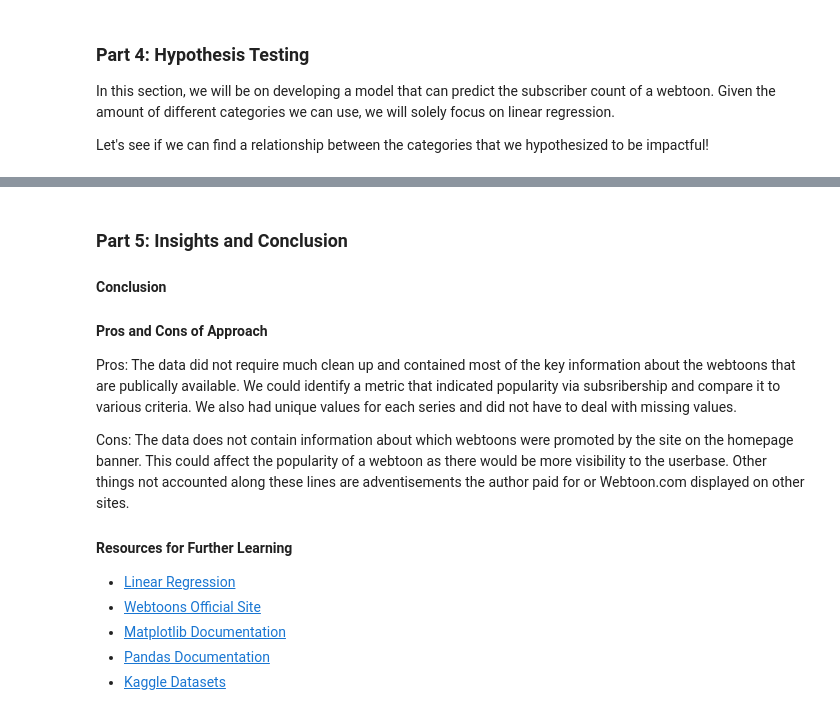
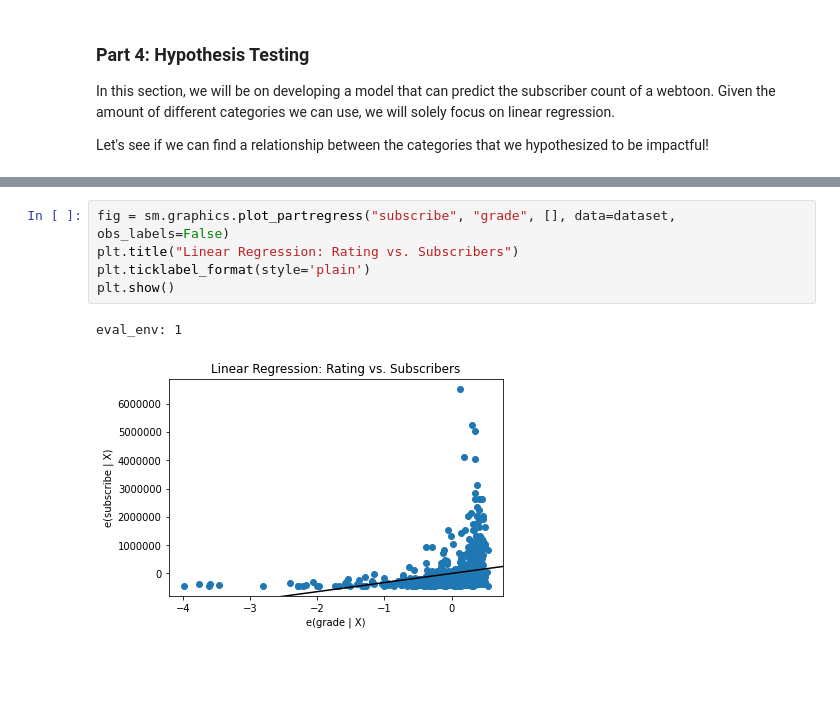
Before and after one commit to mei-lu/cmsc320-final, a Jupyter notebook: final.ipynb, the cells around one changed output, grey strips where cells are left out. Cells and saved outputs as stored; diff of their text form; blank space fills up the shorter version.

```diff
--- a/final.ipynb
+++ b/final.ipynb
@@ -432,20 +441,11 @@ OLS Regression Results
 | Kurtosis: | 30.280 | Cond. No. | 161. |
 Notes:
 [1] Standard Errors assume that the covariance matrix of the errors is correctly specified.
-# %% [markdown]
-### Part 5: Insights and Conclusion
-
-#### Conclusion
-
-#### Pros and Cons of Approach
-
-Pros: The data did not require much clean up and contained most of the key information about the webtoons that are publically available. We could identify a metric that indicated popularity via subsribership and compare it to various criteria. We also had unique values for each series and did not have to deal with missing values.
-
-Cons: The data does not contain information about which webtoons were promoted by the site on the homepage banner. This could affect the popularity of a webtoon as there would be more visibility to the userbase. Other things not accounted along these lines are adventisements the author paid for or Webtoon.com displayed on other sites.
-
-#### Resources for Further Learning
-- [Linear Regression]('https://en.wikipedia.org/wiki/Linear_regression')
-- [Webtoons Official Site]('https://webtoons.com')
-- [Matplotlib Documentation]('https://matplotlib.org')
-- [Pandas Documentation]('https://pandas.pydata.org/pandas-docs/stable/')
-- [Kaggle Datasets]('https://www.kaggle.com/datasets/')
+# %%
+fig = sm.graphics.plot_partregress("subscribe", "grade", [], data=dataset, obs_labels=False)
+plt.title("Linear Regression: Rating vs. Subscribers")
+plt.ticklabel_format(style='plain')
+plt.show()
+# %% [output]
+eval_env: 1
+[figure, added]
```
Also changed, not shown: parts of 11 cells of this notebook, 1 other file.
